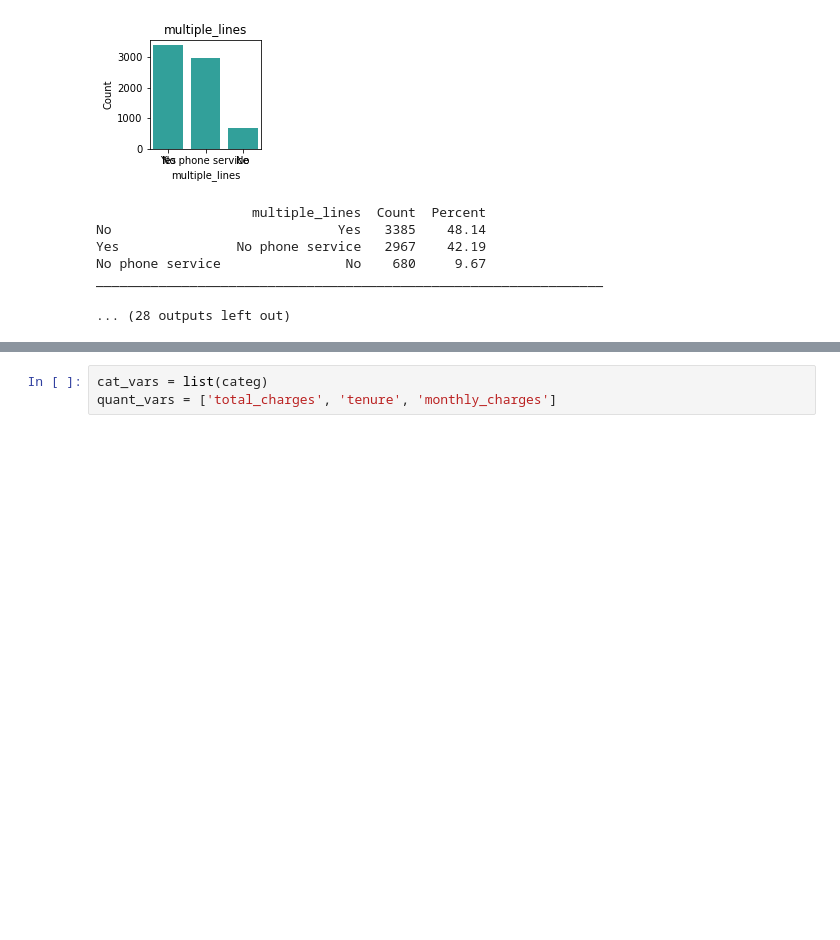
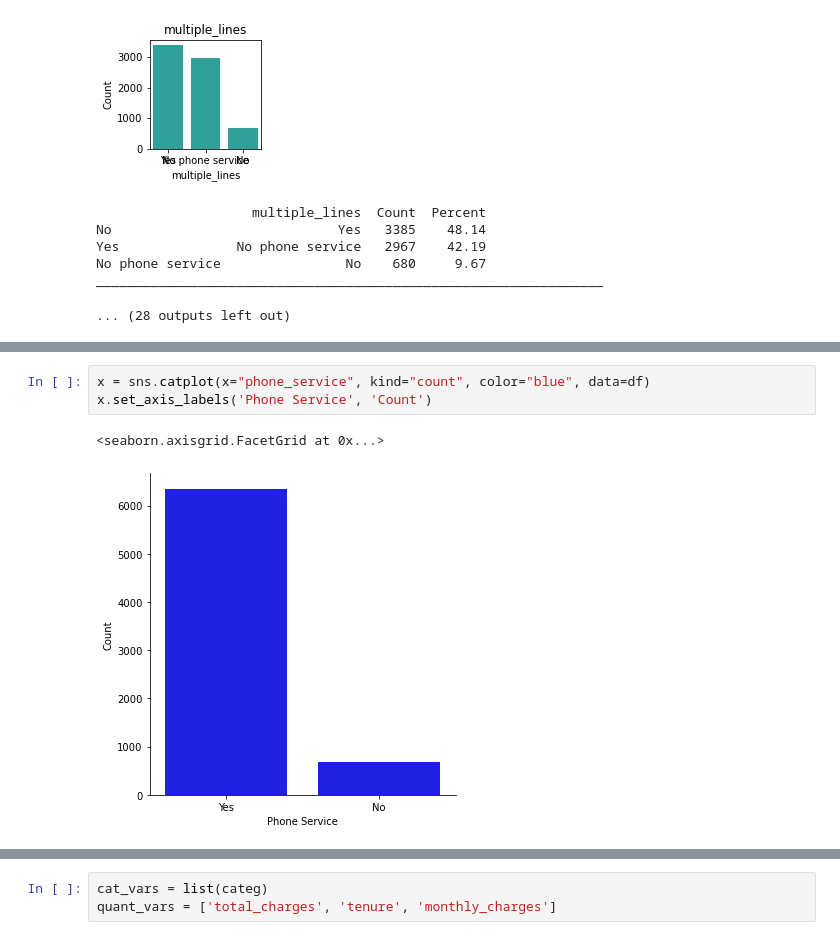
Before and after one commit to joshuamchavez2/Telco-Classification-Project, a Jupyter notebook: draft.ipynb, the cells around one changed output, grey strips where cells are left out. Drawn from its saved outputs; the diff is of its cells as text; blank space fills up the shorter version.

```diff
--- a/draft.ipynb
+++ b/draft.ipynb
@@ -238,0 +165,6 @@ memory usage: 501.3 KB
+# %%
+x = sns.catplot(x="phone_service", kind="count", color="blue", data=df)
+x.set_axis_labels('Phone Service', 'Count')
+# %% [output]
+<seaborn.axisgrid.FacetGrid at 0x...>
+[figure, added]
```
Also changed, not shown: parts of 49 cells of this notebook, 13 other files.
